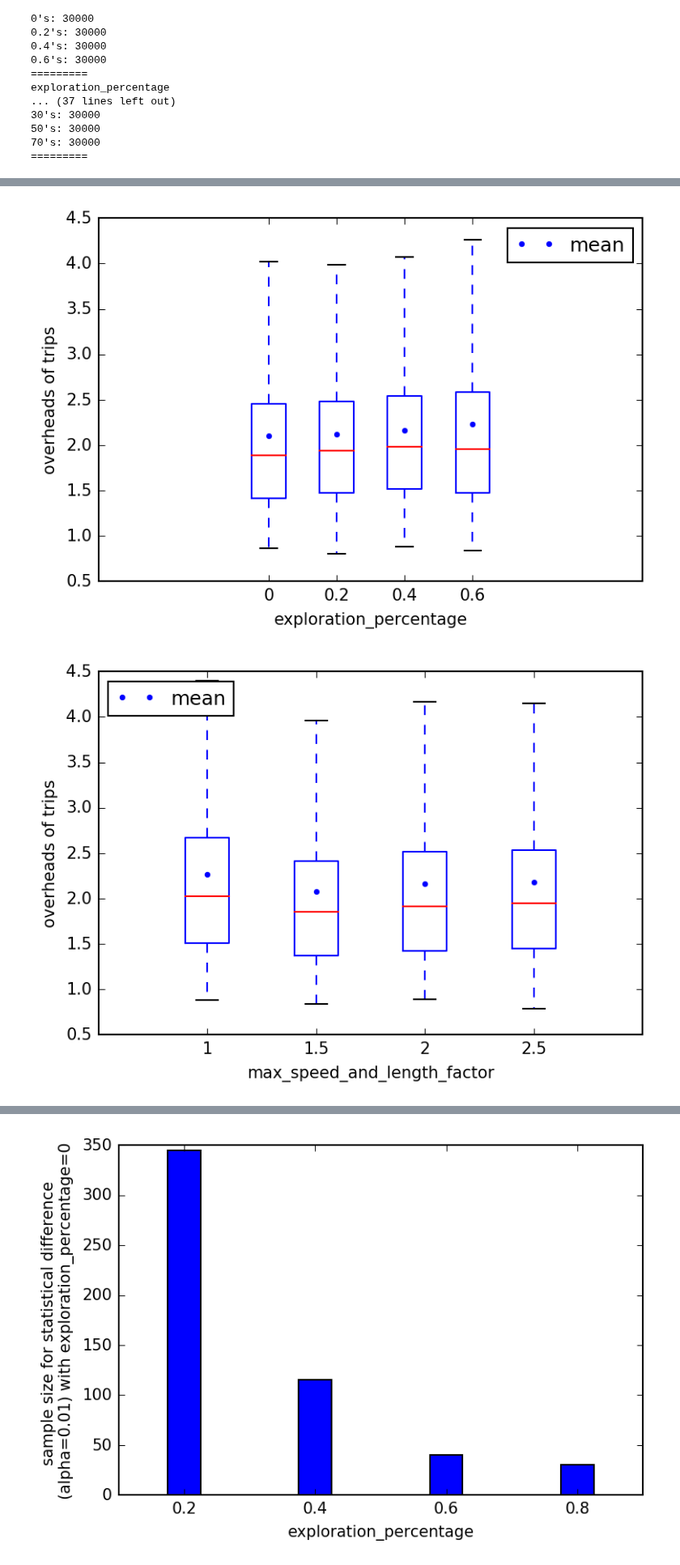
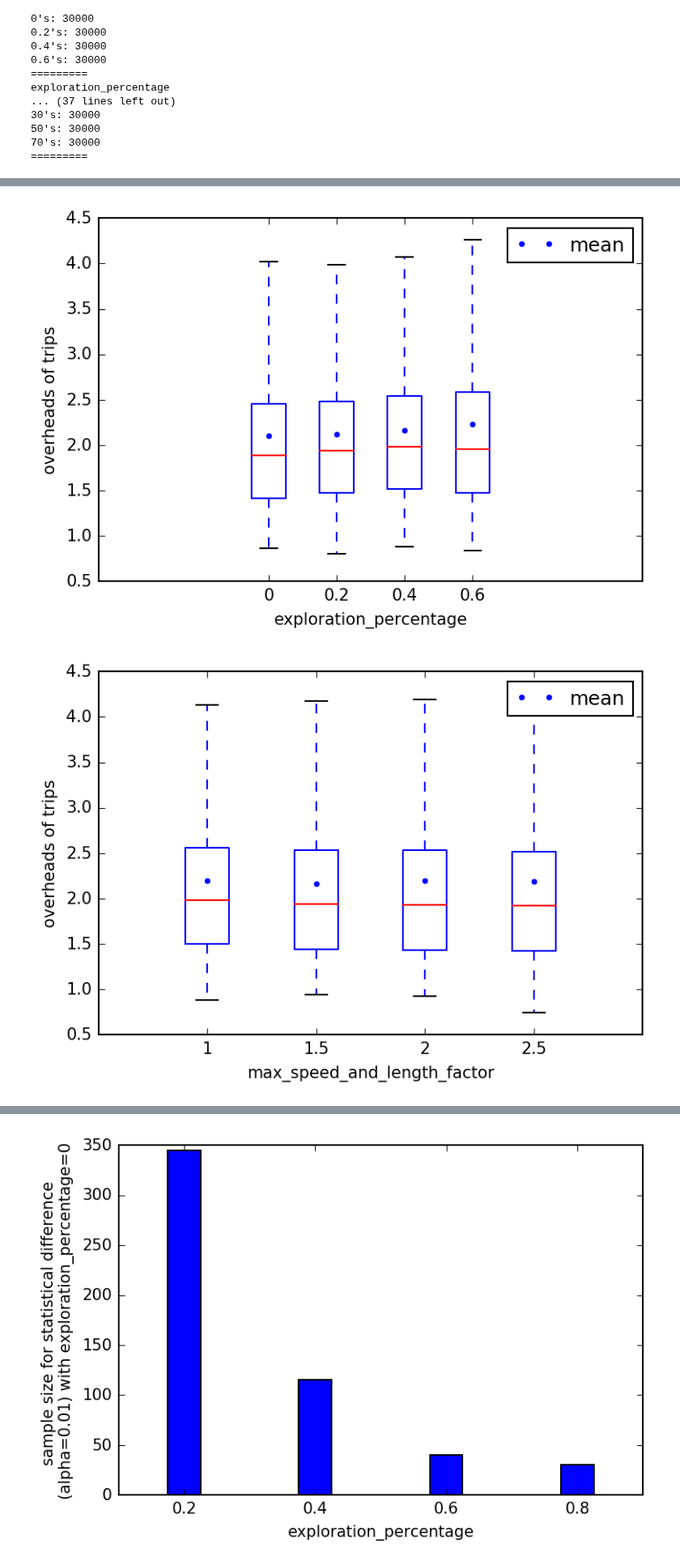
Before and after one commit to Starofall/RTX, a Jupyter notebook: all_knobs_analysis.ipynb, the cells around one changed output, grey strips where cells are left out. Shown at 81% size. Cells and saved outputs as stored; diff of their text form; code cells hidden in the pictures.

```diff
--- a/all_knobs_analysis.ipynb
+++ b/all_knobs_analysis.ipynb
@@ -54,9 +54,10 @@ for j in range(len(knob_names)):
     print "---------"
     for i in knob_values[j]:
         res = [r for r in results if r[1].get(knob_name)==i]
-        data[i] = [r[0] for r in res]
-        knobs[i] = [r[1] for r in res]
-        print str(i)+"'s: " + str(len(data[i]))
+        ind = knob_name + "_" + str(i)
+        data[ind] = [r[0] for r in res]
+        knobs[ind] = [r[1] for r in res]
+        print str(i)+"'s: " + str(len(data[ind]))
     print "========="
 # %% [output]
 > OEDA configuration: Using elasticsearch database.
@@ -105,7 +106,8 @@ for j in range(7):
     all_data = []
 
     for i in keys:
-        analysis_data = [r[y_key] for r in data[i]][:sample_size]
+        ind = knob_name + "_" + str(i)
+        analysis_data = [r[y_key] for r in data[ind]][:sample_size]
         all_data.append(analysis_data)
         means.append(mean(analysis_data))
 
@@ -124,3 +126,3 @@ for j in range(7):
 [figure]
-[figure, old version]
+[figure, new version]
 [figure]
```
Also changed, not shown: parts of 3 cells of this notebook, 4 other files.
